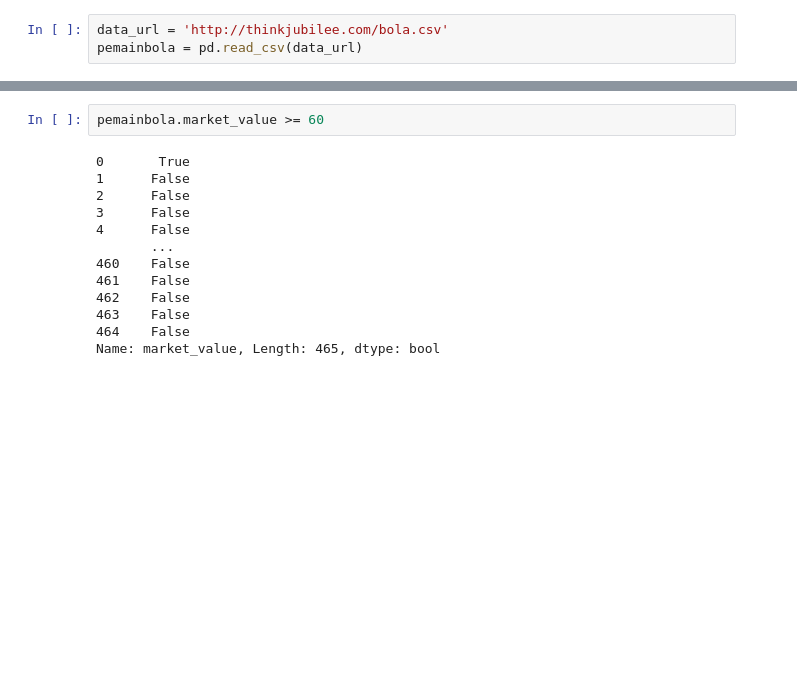
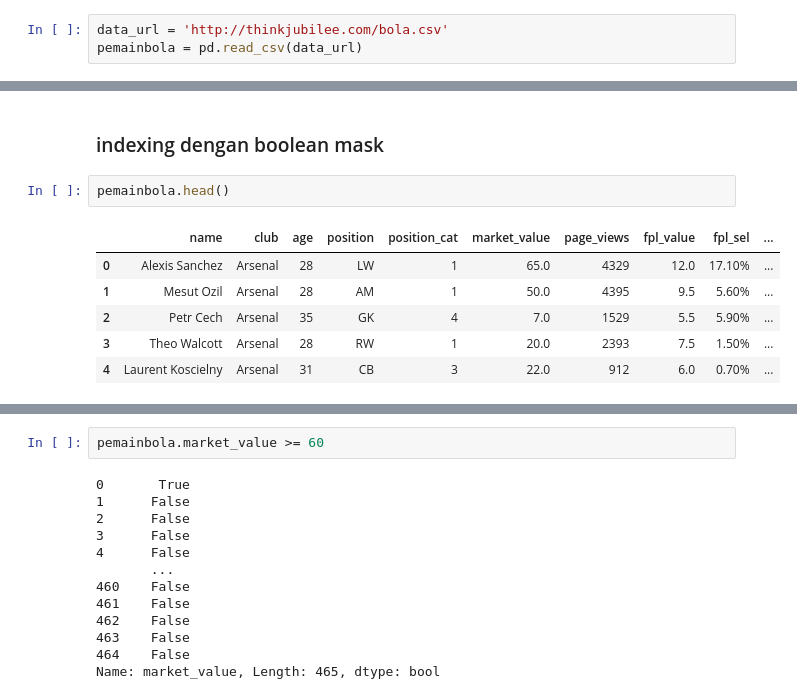
Before and after one commit to KevinCandra9999/colab-3, a Jupyter notebook: DataFrame.ipynb, the cells around one changed output, grey strips where cells are left out. Cells and saved outputs as stored; diff of their text form; blank space fills up the shorter version.

```diff
--- a/DataFrame.ipynb
+++ b/DataFrame.ipynb
@@ -163 +183,12 @@ pemainbola = pd.read_csv(data_url)
+# %% [markdown]
+### indexing dengan boolean mask
+# %%
+pemainbola.head()
+# %% [output]
+|  | name | club | age | position | position_cat | market_value | page_views | fpl_value | fpl_sel | ... |
+| 0 | Alexis Sanchez | Arsenal | 28 | LW | 1 | 65.0 | 4329 | 12.0 | 17.10% | ... |
+| 1 | Mesut Ozil | Arsenal | 28 | AM | 1 | 50.0 | 4395 | 9.5 | 5.60% | ... |
+| 2 | Petr Cech | Arsenal | 35 | GK | 4 | 7.0 | 1529 | 5.5 | 5.90% | ... |
+| 3 | Theo Walcott | Arsenal | 28 | RW | 1 | 20.0 | 2393 | 7.5 | 1.50% | ... |
+| 4 | Laurent Koscielny | Arsenal | 31 | CB | 3 | 22.0 | 912 | 6.0 | 0.70% | ... |
 # %%
```
Also changed, not shown: parts of 41 cells of this notebook.
